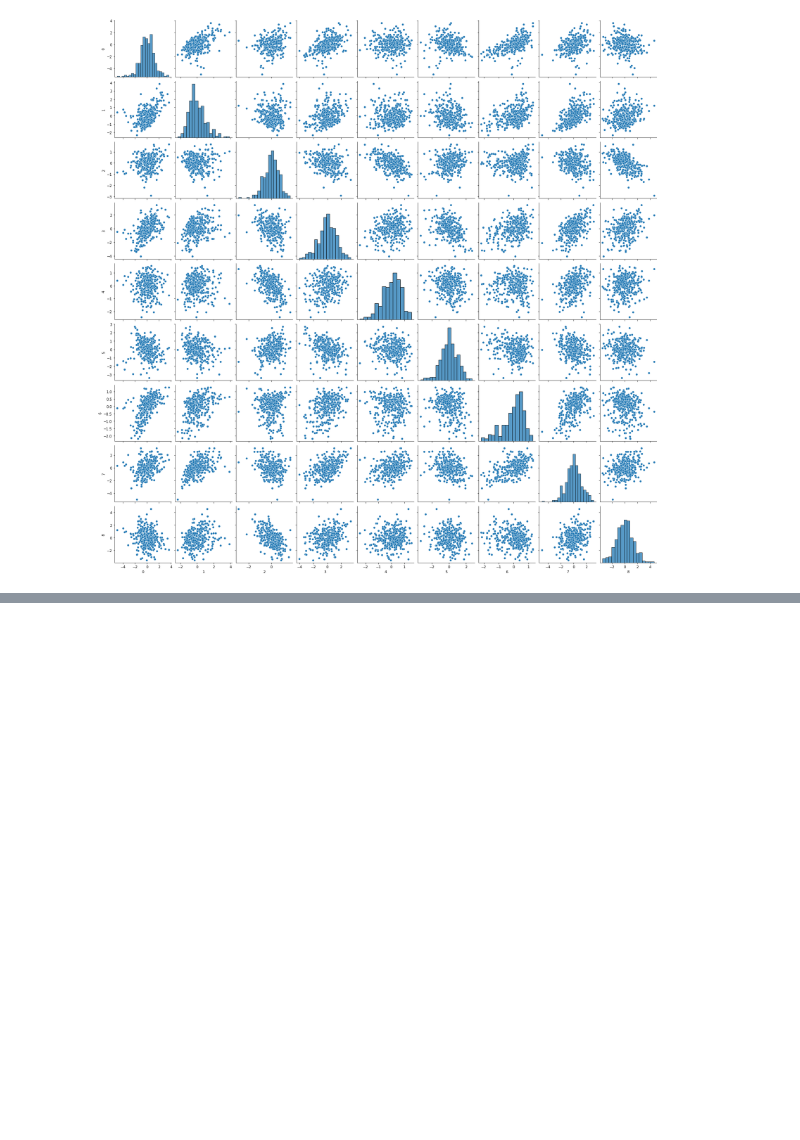
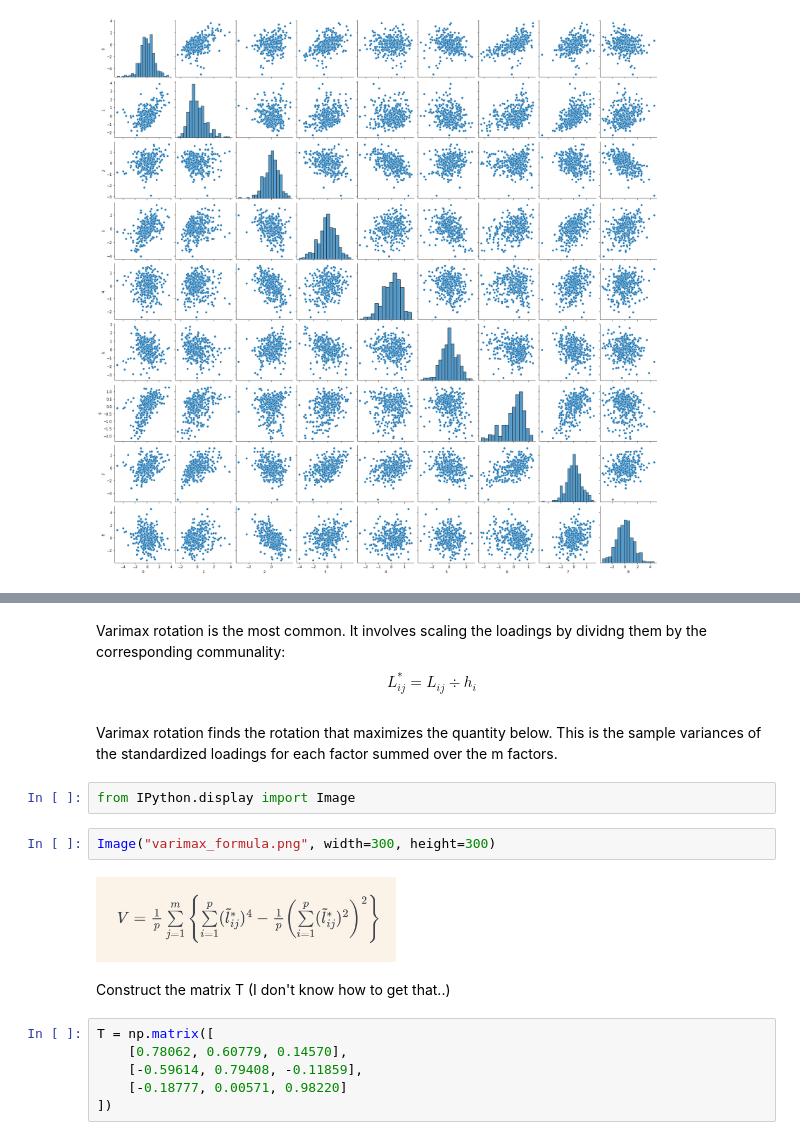
Before and after one commit to dwjuston/FactorAnalysis, a Jupyter notebook: Penn State Stat 505/Lesson 12 - Factor Analysis.ipynb, the cells around one changed output, grey strips where cells are left out. Saved outputs shown, nothing was run; the diff lists cells and outputs as text; blank space fills up the shorter version.

```diff
--- a/Penn State Stat 505/Lesson 12 - Factor Analysis.ipynb
+++ b/Penn State Stat 505/Lesson 12 - Factor Analysis.ipynb
@@ -192,0 +351,21 @@ dtype: float64
+# %% [markdown]
+Varimax rotation is the most common. It involves scaling the loadings by dividng them by the corresponding communality:
+$$
+L_{ij}^* = L_{ij} \div h_i
+$$
+# %% [markdown]
+Varimax rotation finds the rotation that maximizes the quantity below. This is the sample variances of the standardized loadings for each factor summed over the m factors.
+# %%
+from IPython.display import Image
+# %%
+Image("varimax_formula.png", width=300, height=300)
+# %% [output]
+[figure, added]
+# %% [markdown]
+Construct the matrix T (I don't know how to get that..)
+# %%
+T = np.matrix([
+    [0.78062, 0.60779, 0.14570],
+    [-0.59614, 0.79408, -0.11859],
+    [-0.18777, 0.00571, 0.98220]
+])
```
Also changed, not shown: parts of 62 cells of this notebook, 8 other files.
